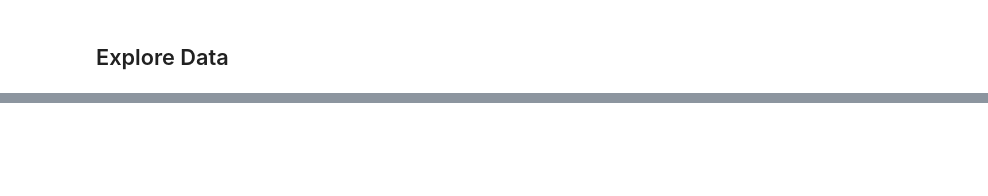
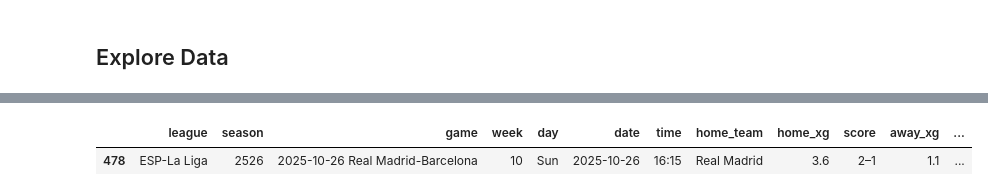
Before and after one commit to moyassinee/PlayerPerfAnalysis, a Jupyter notebook: notebooks/PlayerScouting.ipynb, the cells around one changed output, grey strips where cells are left out. Saved outputs shown, nothing was run; the diff lists cells and outputs as text; code cells hidden in the pictures; blank space fills up the shorter version.

```diff
--- a/notebooks/PlayerScouting.ipynb
+++ b/notebooks/PlayerScouting.ipynb
@@ -22 +37,7 @@ NameError: name 'read_players_data' is not defined
+# %%
+df = get_match_info(fbref, "Real Madrid", "Barcelona")
+df.head()
+# %% [output]
+|  | league | season | game | week | day | date | time | home_team | home_xg | score | away_xg | ... |
+| 478 | ESP-La Liga | 2526 | 2025-10-26 Real Madrid-Barcelona | 10 | Sun | 2025-10-26 | 16:15 | Real Madrid | 3.6 | 2–1 | 1.1 | ... |
 # %%
```
Also changed, not shown: parts of 4 cells of this notebook, 2 other files.
